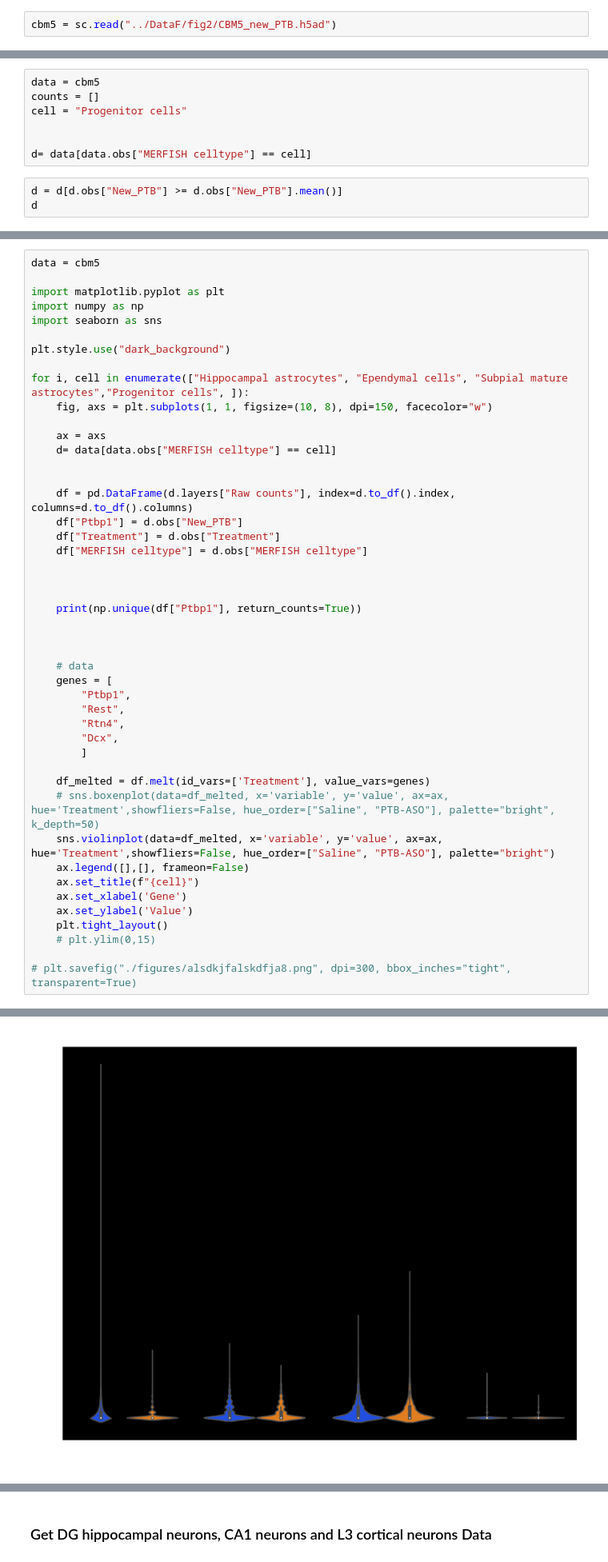
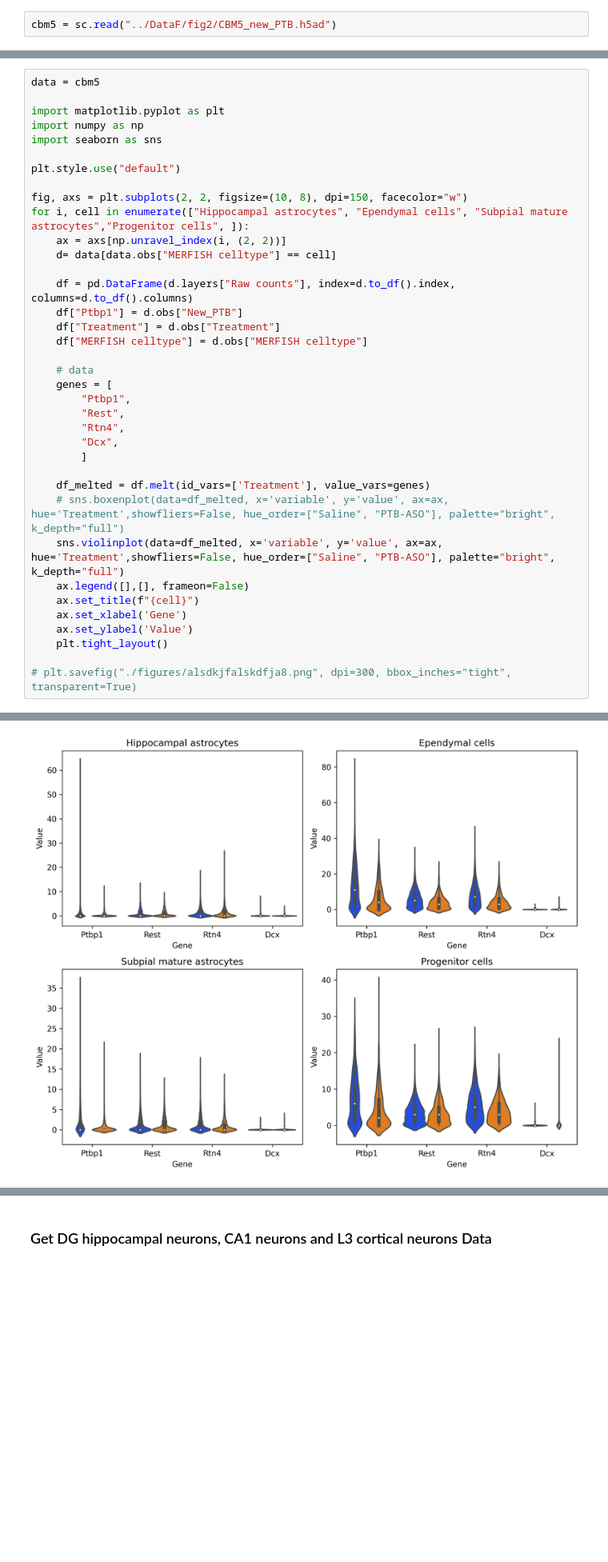
Before and after one commit to kresnajenie/activation_of_quiescent_neurogenic_niches_of_aging_brain, a Jupyter notebook: Notebooks/KJ_figure3_annotated.ipynb, the cells around one changed output, grey strips where cells are left out. Shown at 80% size. Drawn from its saved outputs; the diff is of its cells as text; blank space fills up the shorter version.

Commit message:
finalized figure 3
finalized violinplot

```diff
--- a/Notebooks/KJ_figure3_annotated.ipynb
+++ b/Notebooks/KJ_figure3_annotated.ipynb
@@ -227,10 +46,0 @@ df_melted
-# %%
-data = cbm5
-counts = []
-cell = "Progenitor cells"
-
-
-d= data[data.obs["MERFISH celltype"] == cell]
-# %%
-d = d[d.obs["New_PTB"] >= d.obs["New_PTB"].mean()]
-d
@@ -294,25 +51,17 @@ import matplotlib.pyplot as plt
 import numpy as np
 import seaborn as sns
 
-plt.style.use("dark_background")
+plt.style.use("default")
 
+fig, axs = plt.subplots(2, 2, figsize=(10, 8), dpi=150, facecolor="w")
 for i, cell in enumerate(["Hippocampal astrocytes", "Ependymal cells", "Subpial mature astrocytes","Progenitor cells", ]):
-    fig, axs = plt.subplots(1, 1, figsize=(10, 8), dpi=150, facecolor="w")
-
-    ax = axs
+    ax = axs[np.unravel_index(i, (2, 2))]
     d= data[data.obs["MERFISH celltype"] == cell]
-
 
     df = pd.DataFrame(d.layers["Raw counts"], index=d.to_df().index, columns=d.to_df().columns)
     df["Ptbp1"] = d.obs["New_PTB"]
     df["Treatment"] = d.obs["Treatment"]
     df["MERFISH celltype"] = d.obs["MERFISH celltype"]
-
-
-
-    print(np.unique(df["Ptbp1"], return_counts=True))
-
-
 
     # data
     genes = [
@@ -323,14 +72,13 @@ for i, cell in enumerate(["Hippocampal astrocytes", "Ependymal cells", "Subpial
         ]
 
     df_melted = df.melt(id_vars=['Treatment'], value_vars=genes)
-    # sns.boxenplot(data=df_melted, x='variable', y='value', ax=ax, hue='Treatment',showfliers=False, hue_order=["Saline", "PTB-ASO"], palette="bright", k_depth=50)
-    sns.violinplot(data=df_melted, x='variable', y='value', ax=ax, hue='Treatment',showfliers=False, hue_order=["Saline", "PTB-ASO"], palette="bright")
+    # sns.boxenplot(data=df_melted, x='variable', y='value', ax=ax, hue='Treatment',showfliers=False, hue_order=["Saline", "PTB-ASO"], palette="bright", k_depth="full")
+    sns.violinplot(data=df_melted, x='variable', y='value', ax=ax, hue='Treatment',showfliers=False, hue_order=["Saline", "PTB-ASO"], palette="bright", k_depth="full")
     ax.legend([],[], frameon=False)
     ax.set_title(f"{cell}")
     ax.set_xlabel('Gene')
     ax.set_ylabel('Value')
     plt.tight_layout()
-    # plt.ylim(0,15)
 
 # plt.savefig("./figures/alsdkjfalskdfja8.png", dpi=300, bbox_inches="tight", transparent=True)
 # %% [output]
@@ -355 +85 @@ for i, cell in enumerate(["Hippocampal astrocytes", "Ependymal cells", "Subpial
-[figure, old version]
+[figure, new version]
```
Also changed, not shown: parts of 19 cells of this notebook, 1 other file.
